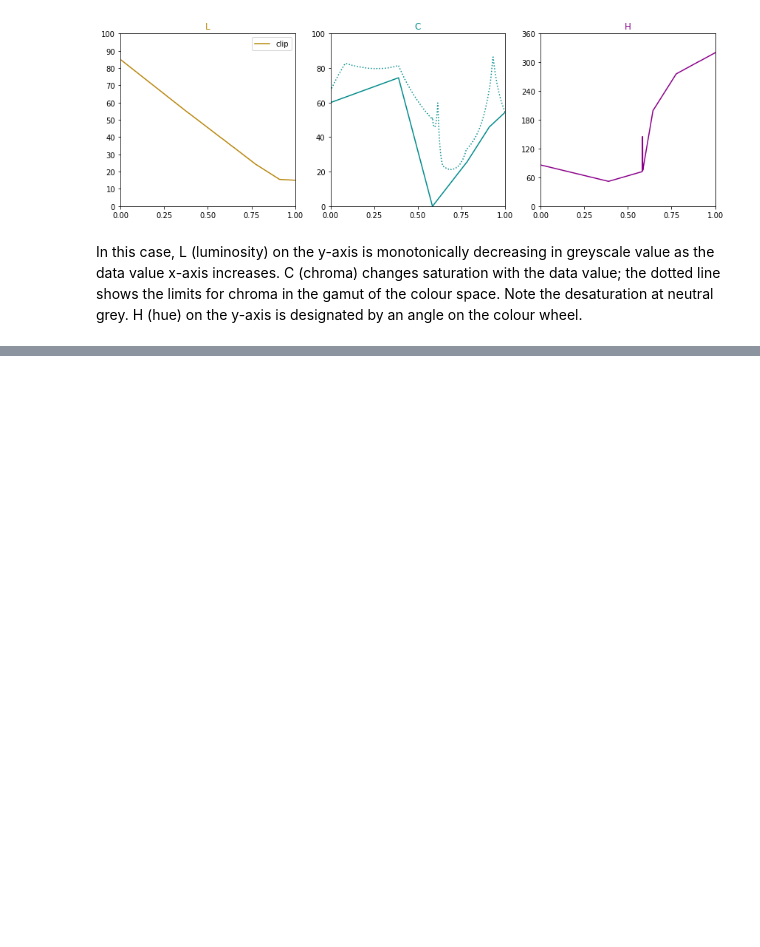
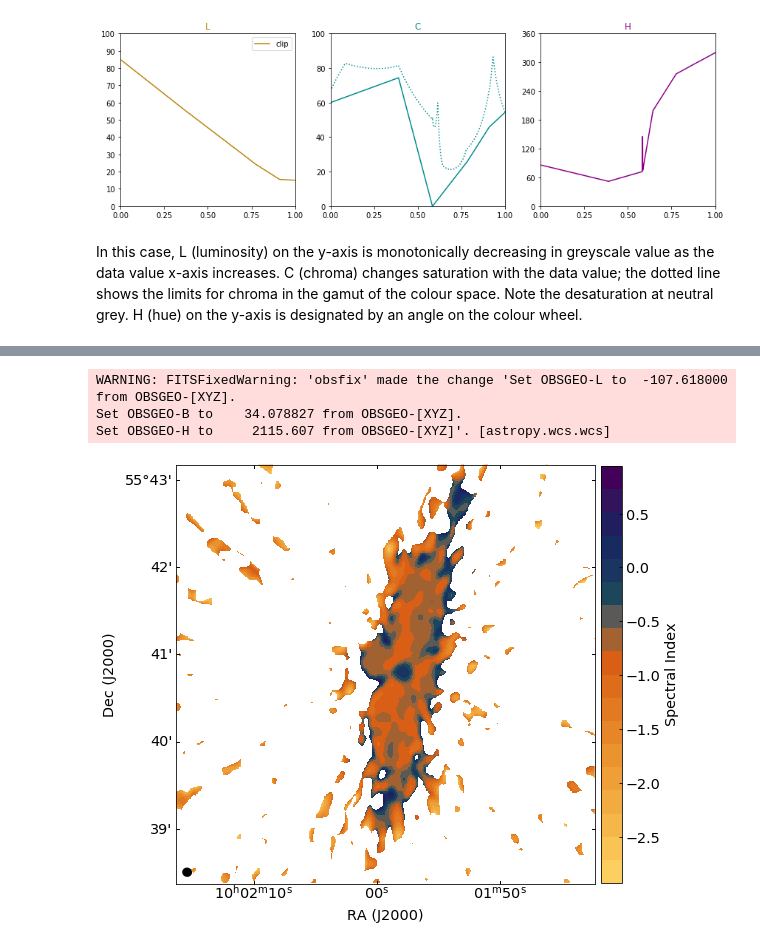
Before and after one commit to mlarichardson/CosmosCanvas, a Jupyter notebook: 1. Plot Spectral Index.ipynb, the cells around one changed output, grey strips where cells are left out. Saved outputs shown, nothing was run; the diff lists cells and outputs as text; code cells hidden in the pictures; blank space fills up the shorter version.

```diff
--- a/1. Plot Spectral Index.ipynb
+++ b/1. Plot Spectral Index.ipynb
@@ -109,0 +131,10 @@ Set OBSGEO-H to     2115.607 from OBSGEO-[XYZ]'. [astropy.wcs.wcs]
+# %%
+# Plot galaxy
+nsteps=18
+fig, ax = gal.plot_galaxy(fits_file,RA,DEC,RADIUS,shift,cmap_full,nsteps=nsteps,cb_name=cbar_name)
+fig.savefig('plot_gal_full.png')
+# %% [output]
+WARNING: FITSFixedWarning: 'obsfix' made the change 'Set OBSGEO-L to  -107.618000 from OBSGEO-[XYZ].
+Set OBSGEO-B to    34.078827 from OBSGEO-[XYZ].
+Set OBSGEO-H to     2115.607 from OBSGEO-[XYZ]'. [astropy.wcs.wcs]
+[figure, added]
```
Also changed, not shown: parts of 19 cells of this notebook.
